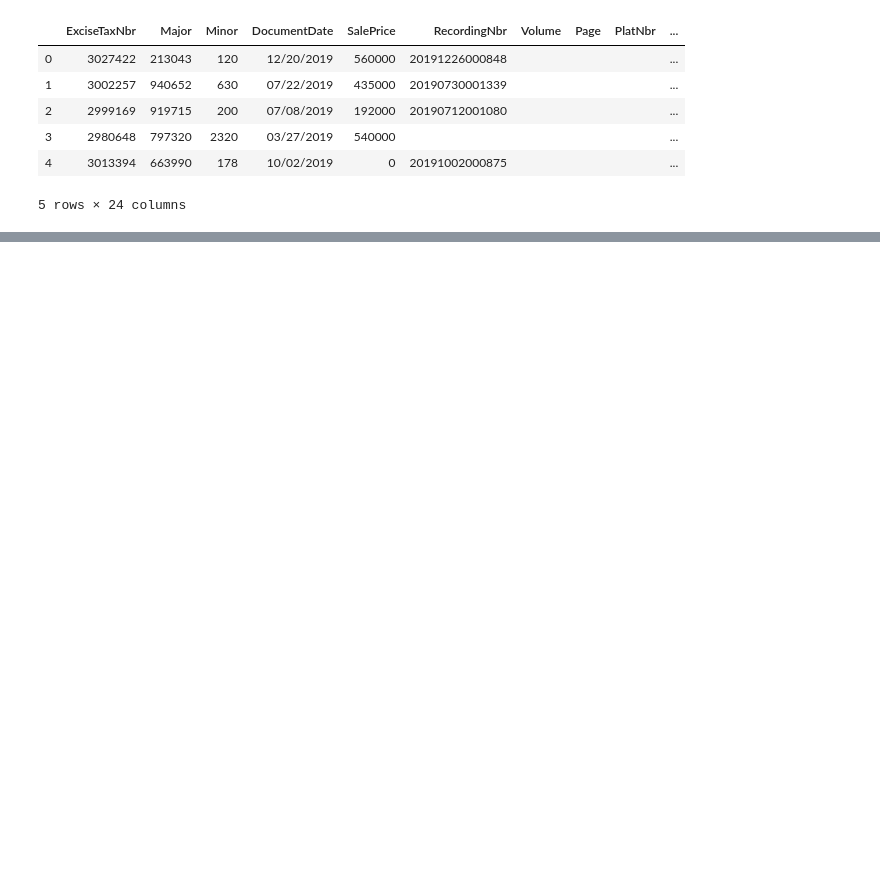
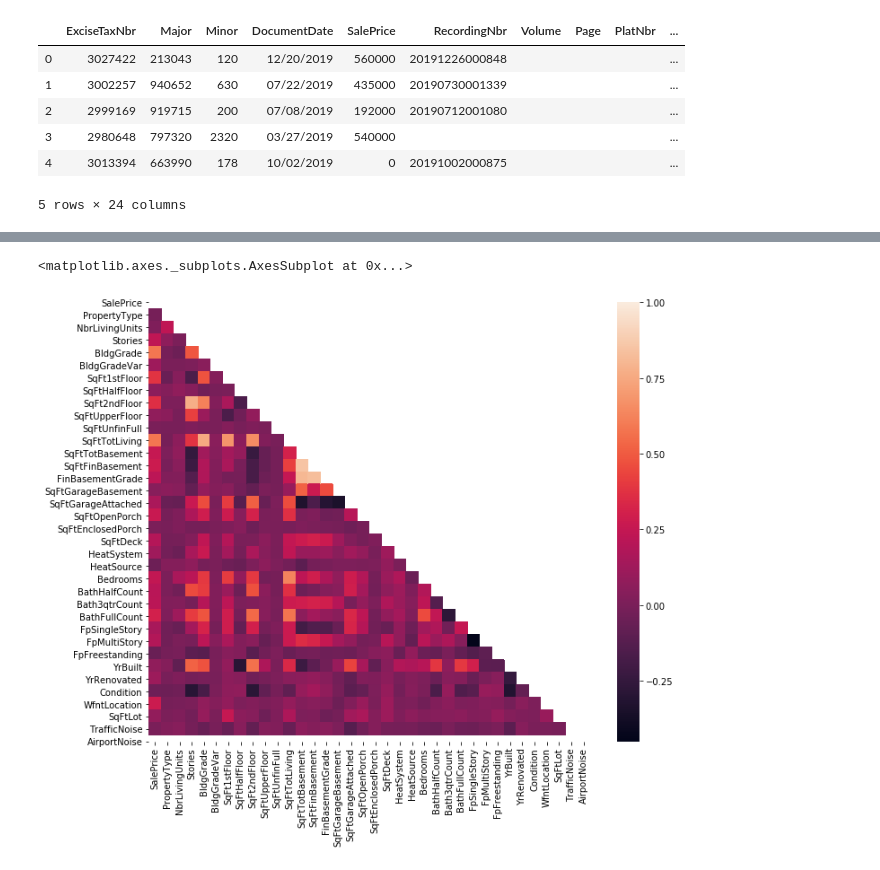
Before and after one commit to hmdev649/mod2-project, a Jupyter notebook: Exploratory Notebooks/Tim.ipynb, the cells around one changed output, grey strips where cells are left out. Drawn from its saved outputs; the diff is of its cells as text; code cells hidden in the pictures; blank space fills up the shorter version.

```diff
--- a/Exploratory Notebooks/Tim.ipynb
+++ b/Exploratory Notebooks/Tim.ipynb
@@ -36,0 +177,4 @@ df2019.to_csv('../references/df2019',index=False)
+# %%
+dfParcel  = pd.read_csv("../data/EXTR_Parcel.csv", encoding='latin-1')
+dfParcel['MajorMinor'] = dfParcel['Major'].astype(str)+'-'+dfParcel['Minor'].astype(str)
+dfParcel.columns
@@ -36,0 +199,5 @@ df2019.to_csv('../references/df2019',index=False)
+# %%
+dfParcel = dfParcel[['MajorMinor','WfntLocation','SqFtLot','TrafficNoise', 'AirportNoise', 'PowerLines','OtherNuisances']]
+# %%
+dfAll = pd.merge(df_final,dfParcel,how='left', on = ['MajorMinor'])
+dfAll
@@ -36,0 +218,9 @@ df2019.to_csv('../references/df2019',index=False)
+# %%
+corr = dfAll.corr()
+mask = np.triu(np.ones_like(corr, dtype=np.bool))
+
+fig1, ax1 = plt.subplots(figsize=(11, 9))
+sns.heatmap(corr, mask=mask, ax=ax1)
+# %% [output]
+<matplotlib.axes._subplots.AxesSubplot at 0x...>
+[figure, added]
```
Also changed, not shown: parts of 18 cells of this notebook, 2 other files.
